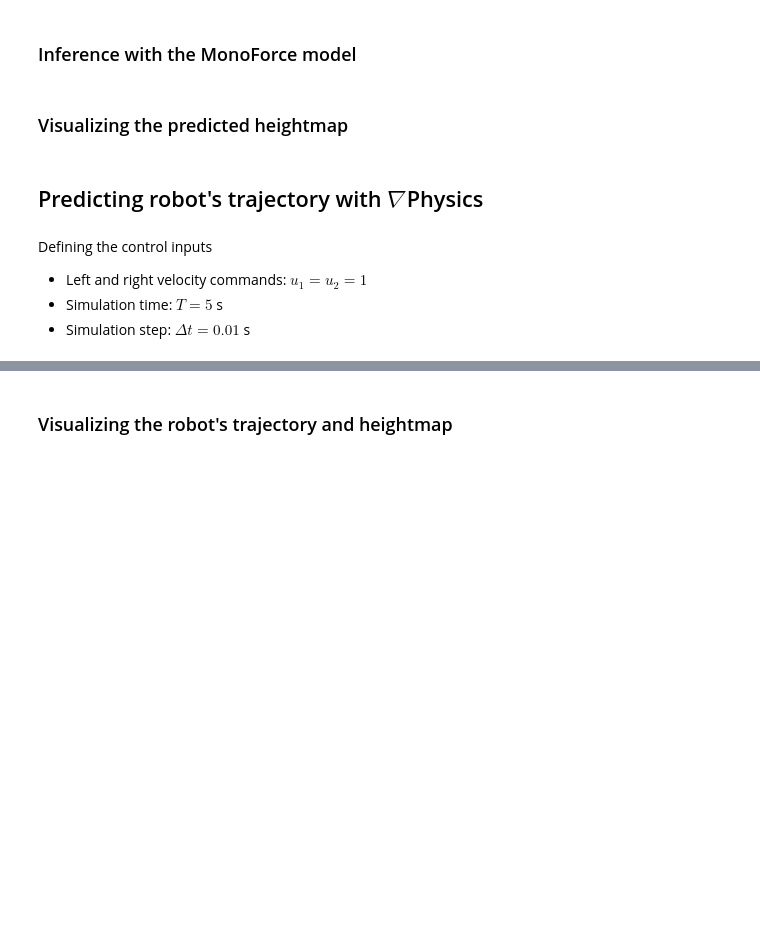
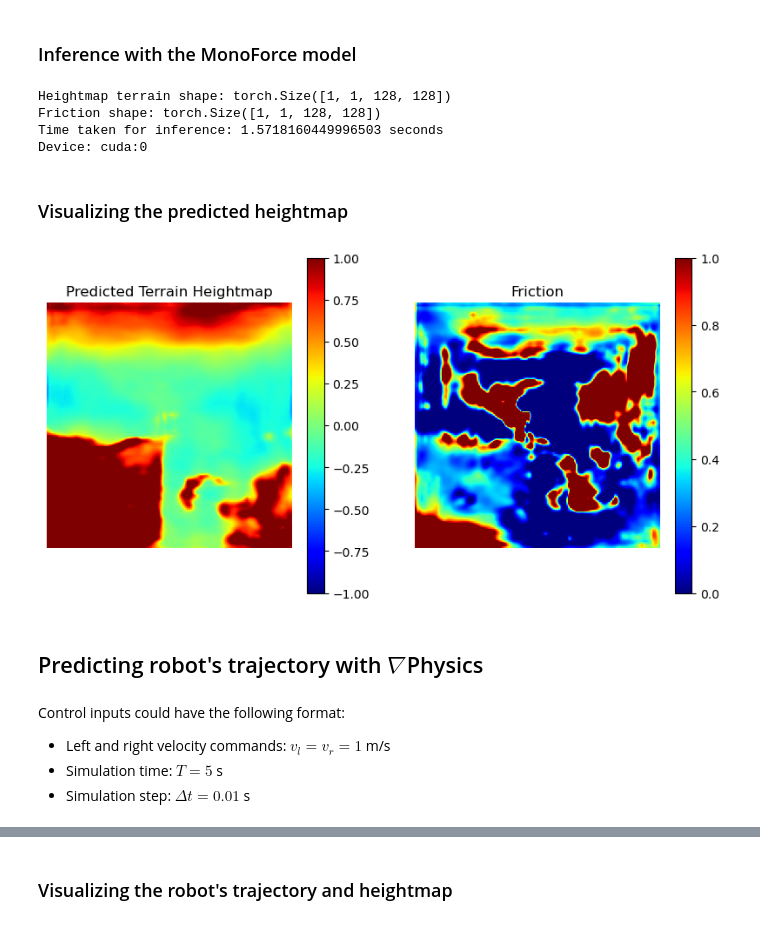
Before and after one commit to ctu-vras/monoforce, a Jupyter notebook: monoforce/examples/monoforce_inference_with_rough_data.ipynb, the cells around one changed output, grey strips where cells are left out. Saved outputs shown, nothing was run; the diff lists cells and outputs as text; code cells hidden in the pictures; blank space fills up the shorter version.

Commit message:
monoforce pipeline example: added friction prediction

```diff
--- a/monoforce/examples/monoforce_inference_with_rough_data.ipynb
+++ b/monoforce/examples/monoforce_inference_with_rough_data.ipynb
@@ -36,7 +39,7 @@ def load_model(model_path, robot='tradr'):
 # %%
 from monoforce.utils import read_yaml
 
-robot = 'tradr'
-model_path = f'../config/weights/lss/lss_robingas_{robot}.pt'
-model = load_model(model_path, robot=robot)
+robot = 'marv'
+model_path = f'../config/weights/lss/lss_rough_{robot}.pt'
+model = load_model(model_path)
 # print(model)
@@ -168,14 +203,12 @@ explore_data(sample, raw_img_size=raw_img_shape, model=model)
 # %% [markdown]
 ### Inference with the MonoForce model
 # %%
-from torch.utils.data import DataLoader
 from timeit import default_timer as timer
 
 device = torch.device('cuda' if torch.cuda.is_available() else 'cpu')
 model = model.to(device)
 
-data_loader = DataLoader(ds, batch_size=1, shuffle=False)
-batch = next(iter(data_loader))
+batch = [torch.as_tensor(s, device=device).unsqueeze(0) for s in sample]
 (imgs, rots, trans, intrins, post_rots, post_trans,
  hm_geom, hm_terrain,
  control_ts, controls,
@@ -185,27 +218,47 @@ batch = next(iter(data_loader))
 start = timer()
 with torch.inference_mode():
     inputs = [imgs, rots, trans, intrins, post_rots, post_trans]
-    inputs = [i.to(device) for i in inputs]
-    heightmap_pred = model(*inputs)
+    out = model(*inputs)
 end = timer()
-print(f"Heightmap prediction shape: {heightmap_pred.shape}")
+
+heightmap_terrain = out['terrain']
+friction = out['friction']
+print(f"Heightmap terrain shape: {heightmap_terrain.shape}")
+print(f"Friction shape: {friction.shape}")
 print(f"Time taken for inference: {end - start} seconds")
 print(f"Device: {list(model.parameters())[0].device}")
+# %% [output]
+Heightmap terrain shape: torch.Size([1, 1, 128, 128])
+Friction shape: torch.Size([1, 1, 128, 128])
+Time taken for inference: 1.5718160449996503 seconds
+Device: cuda:0
 # %% [markdown]
 ### Visualizing the predicted heightmap
 # %%
-heightmap_pred_np = heightmap_pred.squeeze(1).cpu().numpy()
-for b in range(heightmap_pred_np.shape[0]):
-    plt.figure(figsize=(5, 5))
-    plt.imshow(heightmap_pred_np[b].T, origin='lower', cmap='jet', vmin=-1., vmax=1.)
-    plt.title('Predicted Heightmap')
-    plt.axis('off')
-    plt.colorbar()
-    plt.show()
+heightmap_terrain_np = heightmap_terrain.squeeze().cpu().numpy()
+friction_np = friction.squeeze().cpu().numpy()
+
+plt.figure(figsize=(10, 5))
+
+plt.subplot(1, 2, 1)
+plt.imshow(heightmap_terrain_np.T, origin='lower', cmap='jet', vmin=-1., vmax=1.)
+plt.title('Predicted Terrain Heightmap')
+plt.axis('off')
+plt.colorbar()
+
+plt.subplot(1, 2, 2)
+plt.imshow(friction_np.T, origin='lower', cmap='jet', vmin=0, vmax=1)
+plt.title('Friction')
+plt.axis('off')
+plt.colorbar()
+
+plt.show()
+# %% [output]
+[figure, added]
 # %% [markdown]
 ## Predicting robot's trajectory with $\nabla$Physics
 # %% [markdown]
-Defining the control inputs
-- Left and right velocity commands: $u_1 = u_2 = 1$
+Control inputs could have the following format:
+- Left and right velocity commands: $v_l = v_r = 1$ m/s
 - Simulation time: $T = 5$ s
 - Simulation step: $\Delta t = 0.01$ s
```
Also changed, not shown: parts of 13 cells of this notebook, 7 other files.
